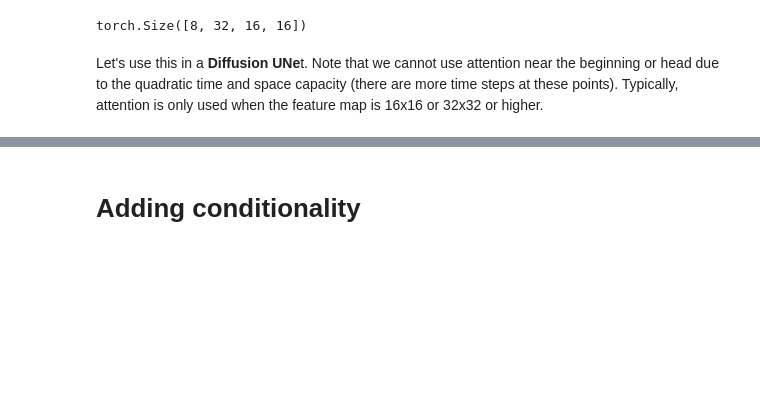
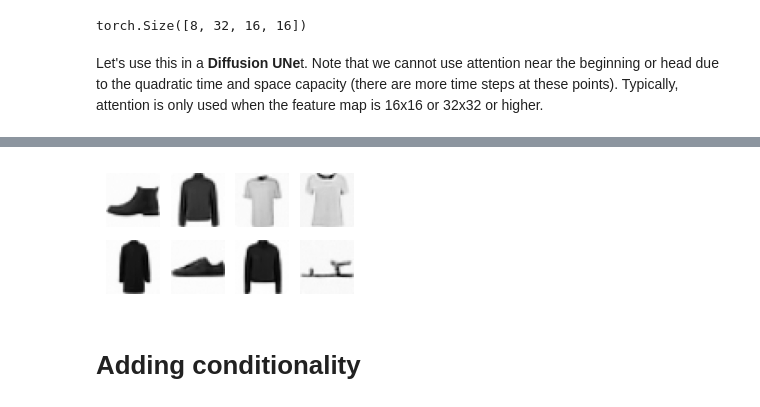
Before and after one commit to jeremyadamsfisher/SlowAI, a Jupyter notebook: nbs/28_attention.ipynb, the cells around one changed output, grey strips where cells are left out. Cells and saved outputs as stored; diff of their text form; code cells hidden in the pictures; blank space fills up the shorter version.

```diff
--- a/nbs/28_attention.ipynb
+++ b/nbs/28_attention.ipynb
@@ -223,4 +211,6 @@ dls = get_fashion_dls(512)
 # %%
-# x_0, _ = ddpm(un, (8, 1, 32, 32), n_steps=250)
-# show_images(x_0, imsize=0.8)
+x_0, _ = ddpm(un, (8, 1, 32, 32), n_steps=100)
+show_images(x_0, imsize=0.8)
+# %% [output]
+[figure, added]
 # %%
```
Also changed, not shown: parts of 14 cells of this notebook, 13 other files.
